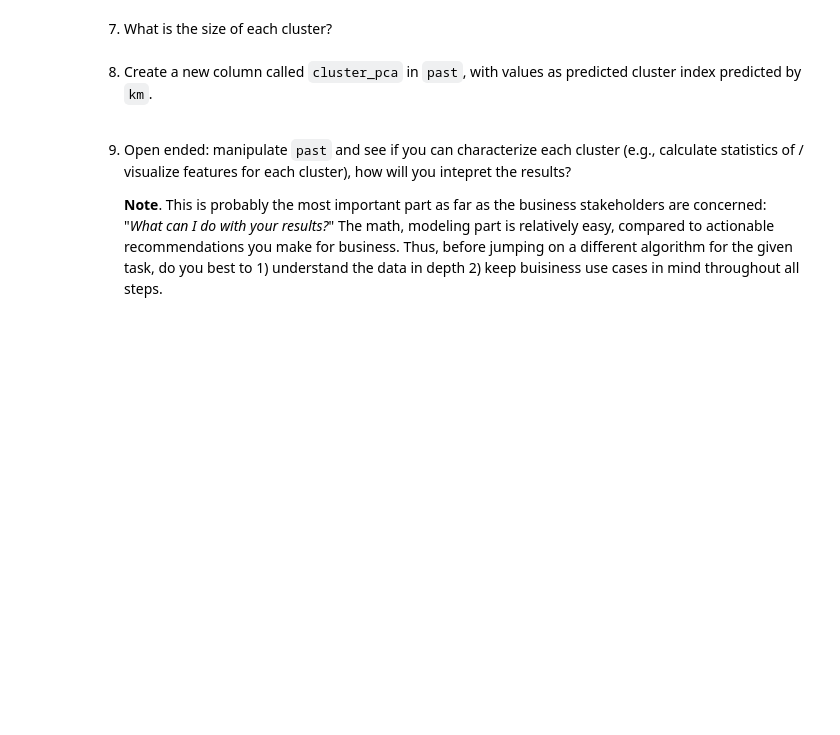
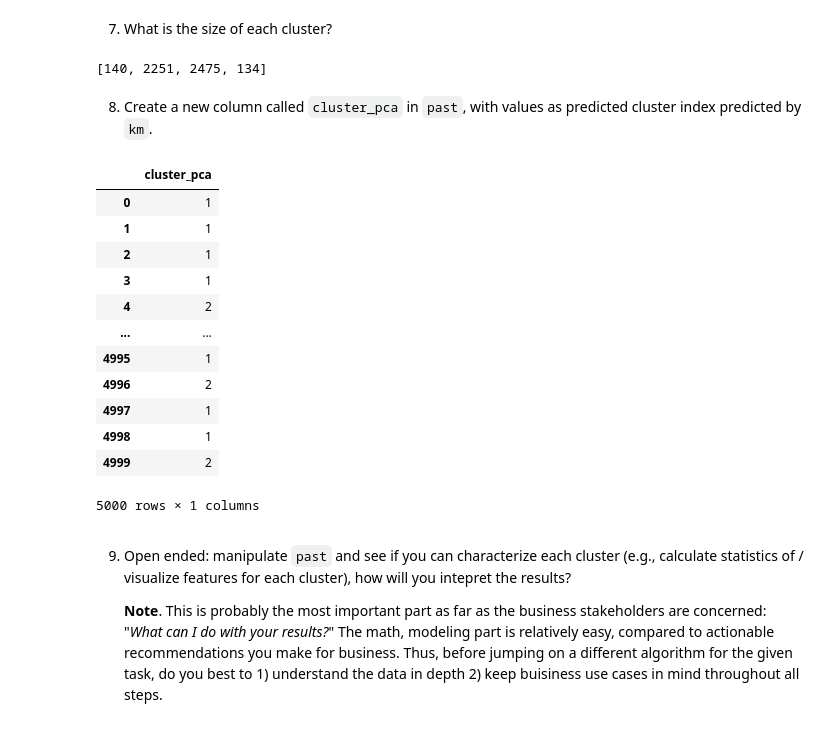
Before and after one commit to shresthan01/nischal-ml-repo, a Jupyter notebook: assignments/week-08-unsupervised-ml/nb/new-product-launch.ipynb, the cells around one changed output. Drawn from its saved outputs; the diff is of its cells as text; code cells hidden in the pictures; blank space fills up the shorter version.

```diff
--- a/assignments/week-08-unsupervised-ml/nb/new-product-launch.ipynb
+++ b/assignments/week-08-unsupervised-ml/nb/new-product-launch.ipynb
@@ -393,7 +393,8 @@ For n_clusters = 8 The average silhouette_score is : 0.21817268912132334
 # %% [markdown]
 6. Instantiate a k-means model using the number of cluster that you deem optimal, assign it to `km`, and fit on the reduced data.
 # %%
-km = KMeans(4, random_state = 10)
+n_cluster = 4
+km = KMeans(n_cluster, random_state = 10)
 km.fit(X_reduced)
 # %% [output]
 KMeans(n_clusters=4, random_state=10)
@@ -405,11 +406,37 @@ KMeans(n_clusters=4, random_state=10)
 7. What is the size of each cluster?
 # %%
 # YOUR CODE HERE
-km.
+cluster = km.labels_
+
+cluster_sizes = []
+for i in range(n_cluster):
+    cluster_sizes.append(len(X_reduced[cluster==i]))
+
+print(cluster_sizes)
+# %% [output]
+[140, 2251, 2475, 134]
 # %% [markdown]
 8. Create a new column called `cluster_pca` in `past`, with values as predicted cluster index predicted by `km`.
 # %%
 # YOUR CODE HERE
+past = pd.DataFrame()
+past['cluster_pca'] = km.predict(X_reduced)
+# %%
+past
+# %% [output]
+|  | cluster_pca |
+| 0 | 1 |
+| 1 | 1 |
+| 2 | 1 |
+| 3 | 1 |
+| 4 | 2 |
+| ... | ... |
+| 4995 | 1 |
+| 4996 | 2 |
+| 4997 | 1 |
+| 4998 | 1 |
+| 4999 | 2 |
+5000 rows × 1 columns
 # %% [markdown]
 9. Open ended: manipulate `past` and see if you can characterize each cluster (e.g., calculate statistics of / visualize features for each cluster), how will you intepret the results?
 
```
Also changed, not shown: parts of 1 cell of this notebook.
